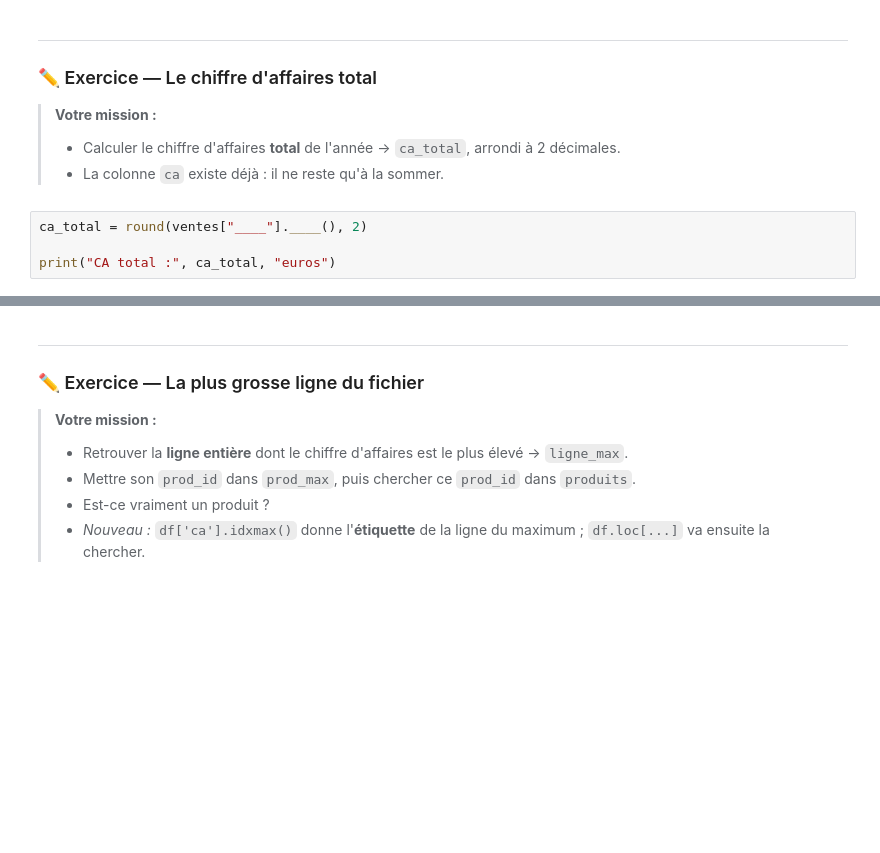
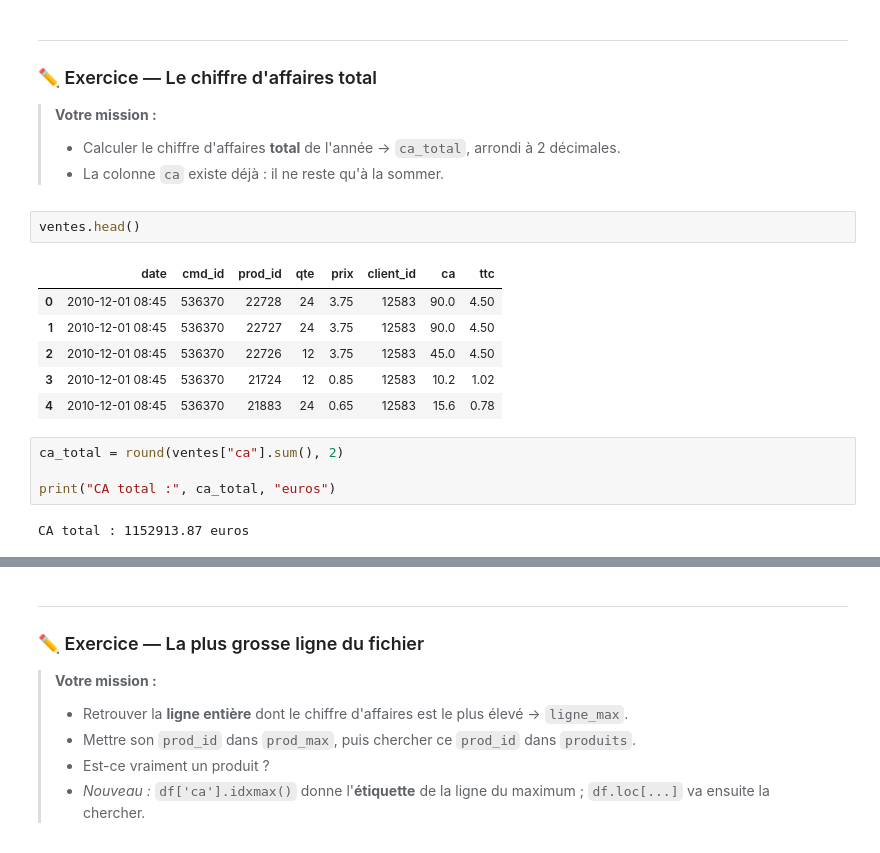
Before and after one commit to Haristocratee/Data-IA-cours-IMT-BS, a Jupyter notebook: bloc2_donnees_v2/cours/seance1_cours.ipynb, the cells around one changed output, grey strips where cells are left out. Drawn from its saved outputs; the diff is of its cells as text; blank space fills up the shorter version.

```diff
--- a/bloc2_donnees_v2/cours/seance1_cours.ipynb
+++ b/bloc2_donnees_v2/cours/seance1_cours.ipynb
@@ -564,10 +662,21 @@ Les six commandes de texte à connaître :
 > **Votre mission :**
 > - Calculer le chiffre d'affaires **total** de l'année → `ca_total`, arrondi à 2 décimales.
 > - La colonne `ca` existe déjà : il ne reste qu'à la sommer.
+# %%
+ventes.head()
+# %% [output]
+|  | date | cmd_id | prod_id | qte | prix | client_id | ca | ttc |
+| 0 | 2010-12-01 08:45 | 536370 | 22728 | 24 | 3.75 | 12583 | 90.0 | 4.50 |
+| 1 | 2010-12-01 08:45 | 536370 | 22727 | 24 | 3.75 | 12583 | 90.0 | 4.50 |
+| 2 | 2010-12-01 08:45 | 536370 | 22726 | 12 | 3.75 | 12583 | 45.0 | 4.50 |
+| 3 | 2010-12-01 08:45 | 536370 | 21724 | 12 | 0.85 | 12583 | 10.2 | 1.02 |
+| 4 | 2010-12-01 08:45 | 536370 | 21883 | 24 | 0.65 | 12583 | 15.6 | 0.78 |
 # %%
-ca_total = round(ventes["____"].____(), 2)
+ca_total = round(ventes["ca"].sum(), 2)
 
 print("CA total :", ca_total, "euros")
+# %% [output]
+CA total : 1152913.87 euros
 # %%
 verifier("chiffre d'affaires total", ca_total == 1152913.87,
          "sum() sur la colonne ca, puis round(..., 2)")
```
Also changed, not shown: parts of 32 cells of this notebook.
